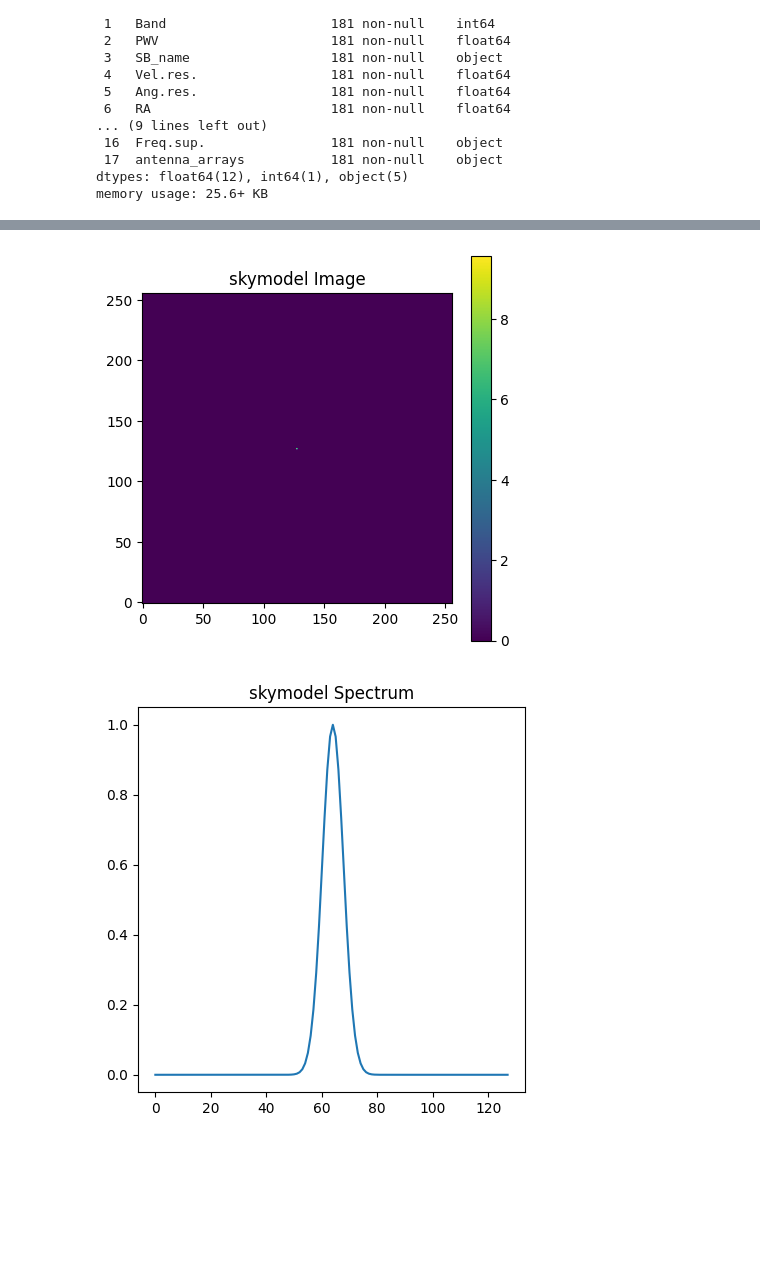
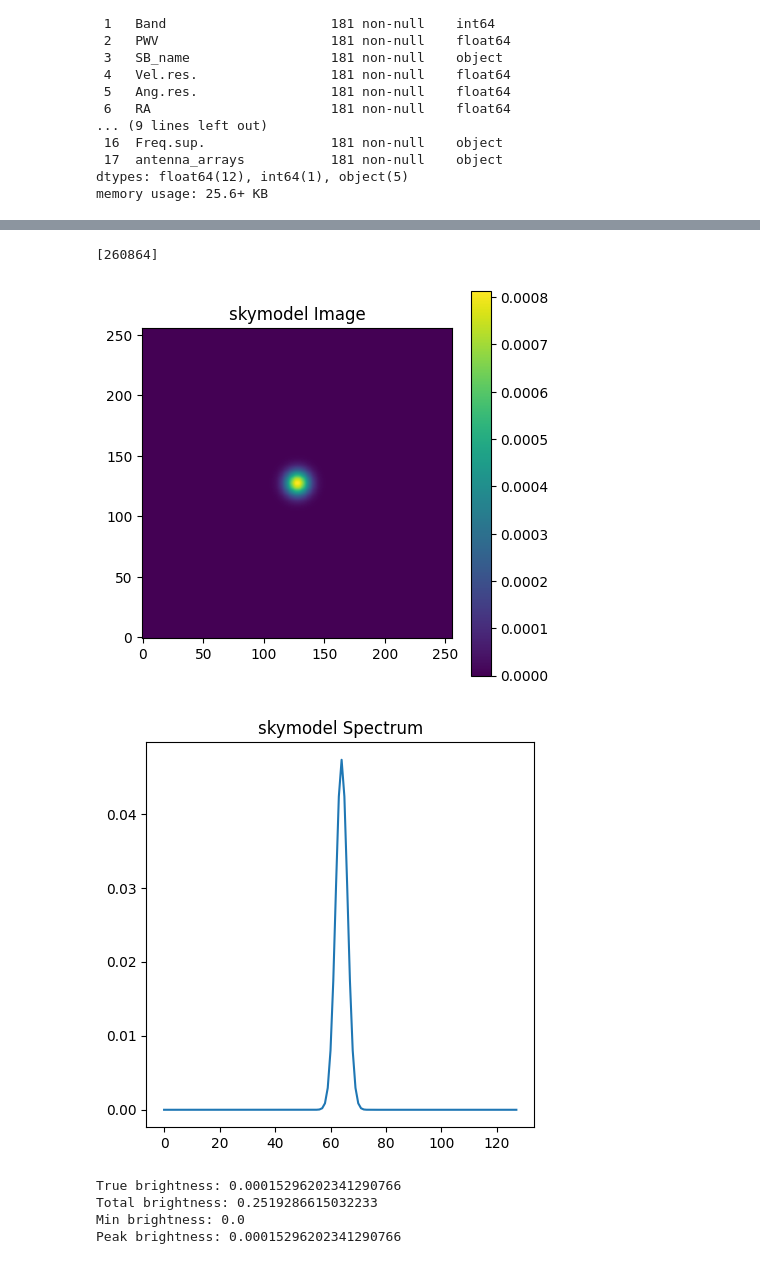
Before and after one commit to MicheleDelliVeneri/ALMASim, a Jupyter notebook: experimental/simulator-tester.ipynb, the cells around one changed output, grey strips where cells are left out. Saved outputs shown, nothing was run; the diff lists cells and outputs as text; code cells hidden in the pictures; blank space fills up the shorter version.

```diff
--- a/experimental/simulator-tester.ipynb
+++ b/experimental/simulator-tester.ipynb
@@ -433,14 +432,14 @@ print("Rest Frequency:", rest_frequency)
 redshift = compute_redshift(rest_frequency, source_freq)
 brightness = sample_from_brightness_given_redshift(vel_res, rest_frequency.value, os.path.join(parent_dir, 'brightnes', 'CO10.dat'), redshift)
 print("Redshift:", redshift)
-brightness = 1
+#brightness = 1
 print("Brightness:", brightness)
 snapshot = redshift_to_snapshot(redshift)
 print("Snapshot:", snapshot)
 print('Generated Antenna Configuration from metadata, max baseline:', max_baseline)
 fov = get_fov_from_band(band)
 print("Field of View:", fov)
-beam_size = estimate_alma_beam_size(central_freq, max_baseline_corr)
+beam_size = estimate_alma_beam_size(central_freq, max_baseline)
 print("Estimated Beam Size:", beam_size)
 print("Frequency Support:", freq_sup)
 n_channels = int(band_range / freq_sup)
@@ -481,25 +480,95 @@ Source Channel Index: 2048
+# %%
+import h5py
+import illustris_python as il
+from random import choices
+def get_data_from_hdf(file):
+    data = list()
+    column_names = list()
+    r = h5py.File(file, 'r')
+    for key in r.keys():
+        if key == 'Snapshot_99':
+            group = r[key]
+            for key2 in group.keys():
+                column_names.append(key2)
+                data.append(group[key2])
+    values = np.array(data)
+    r.close()
+    db = pd.DataFrame(values.T, columns=column_names)
+    return db
+
+def get_subhaloids_from_db(n, main_path):
+    file = os.path.join(main_path, 'metadata', 'morphologies_deeplearn.hdf5')
+    db = get_data_from_hdf(file)
+    catalogue = db[['SubhaloID', 'P_Late', 'P_S0', 'P_Sab']]
+    catalogue.sort_values(by=['P_Late'], inplace=True, ascending=False)
+    catalogue.head(10)
+    ellipticals = catalogue[(catalogue['P_Late'] > 0.6) & (catalogue['P_S0'] < 0.5) & (catalogue['P_Sab'] < 0.5)]
+    lenticulars = catalogue[(catalogue['P_S0'] > 0.6) & (catalogue['P_Late'] < 0.5) & (catalogue['P_Sab'] < 0.5)]
+    spirals = catalogue[(catalogue['P_Sab'] > 0.6) & (catalogue['P_Late'] < 0.5) & (catalogue['P_S0'] < 0.5)]
+
+    ellipticals['sum'] = ellipticals['P_S0'].values + ellipticals['P_Sab'].values
+    lenticulars['sum'] = lenticulars['P_Late'].values + lenticulars['P_Sab'].values
+
+    spirals['sum'] = spirals['P_Late'].values + spirals['P_S0'].values
+    ellipticals.sort_values(by=['sum'], inplace=True, ascending=True)
+    lenticulars.sort_values(by=['sum'], inplace=True, ascending=True)
+    spirals.sort_values(by=['sum'], inplace=True, ascending=True)
+    ellipticals_ids = ellipticals['SubhaloID'].values
+    lenticulars_ids = lenticulars['SubhaloID'].values
+    spirals_ids = spirals['SubhaloID'].values
+    sample_n = n // 3
+
+    #n_0 = choices(ellipticals_ids[(elliptical_ids > limit0) & ( ellipticals_ids < limit1)], k=sample_n)
+    #n_1 = choices(spirals_ids[(spirals_ids > limit0) & (spirals_ids < limit1)], k=sample_n)
+    #n_2 = choices(lenticulars_ids[(lenticulars_ids > limit0) & (lenticular_ids < limit1)], k=n - 2 * sample_n)
+    n_0 = choices(ellipticals_ids, k=sample_n)
+    n_1 = choices(spirals_ids, k=sample_n)
+    n_2 = choices(lenticulars_ids, k=n - 2 * sample_n)
+    ids = np.concatenate((n_0, n_1, n_2)).astype(int)
+    return ids
+
+id_ = get_subhaloids_from_db(1, parent_dir)
+print(id_)
+# %% [output]
+[260864]
 # %%
 datacube = sm.DataCube(
   n_px_x=n_pixels,
   n_px_y=n_pixels,
   n_channels=n_channels,
   px_size=cell_size,
   channel_width=freq_sup,
   velocity_centre=central_freq,
   ra=ra,
   dec=dec)
 wcs = datacube.wcs
 pos_x, pos_y, _ = wcs.sub(3).wcs_world2pix(ra, dec, central_freq, 0)
 pos_z = int(source_channel_index)
 fwhm_z = np.random.randint(3, 10)
-datacube = insert_pointlike(datacube, brightness, pos_x, pos_y, pos_z, fwhm_z, n_pixels, n_channels)
+fwhm_x = np.random.randint(3, 10)
+fwhm_y = np.random.randint(3, 10)
+angle = np.random.randint(0, 180)
+#datacube = insert_pointlike(datacube, brightness, pos_x, pos_y, pos_z, fwhm_z, n_pixels, n_channels)
+datacube = sku.insert_gaussian(datacube, brightness, pos_x, pos_y, pos_z, fwhm_x, fwhm_y, fwhm_z, angle, n_pixels, n_channels)
 filename = os.path.join(output_dir, project, 'skymodel_{}.fits'.format(idx))
 sm.write_datacube_to_fits(datacube, filename)
 sm.plot_skymodel(filename, idx, plot_dir, show=True)
 skymodel, sky_header = sm.load_fits(filename)
+true_brightness = np.max(skymodel)
+total_brightness = np.sum(skymodel)
+min_brightness = np.min(skymodel)
+print('True brightness:', true_brightness)
+print('Total brightness:', total_brightness)
+print('Min brightness:', min_brightness)
+peak_brightness = np.max(skymodel)
+print('Peak brightness:', peak_brightness)
 # %% [output]
-[figure, old version]
+[figure, new version]
-[figure, old version]
+[figure, new version]
+True brightness: 0.00015296202341290766
+Total brightness: 0.2519286615032233
+Min brightness: 0.0
+Peak brightness: 0.00015296202341290766
 # %%
 simobserve(
     project=project,
```
Also changed, not shown: parts of 5 cells of this notebook, 5 other files.
